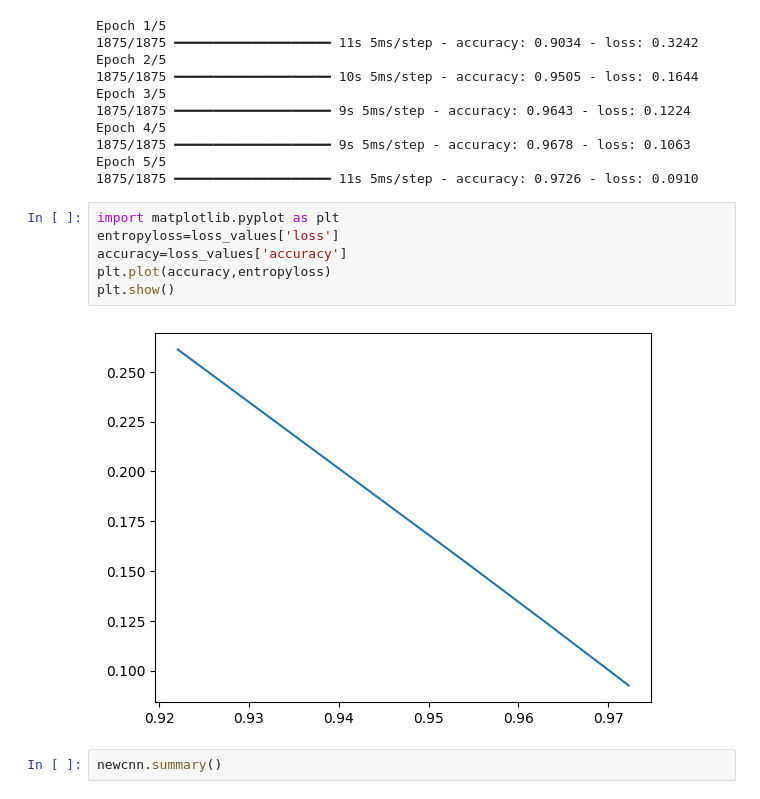
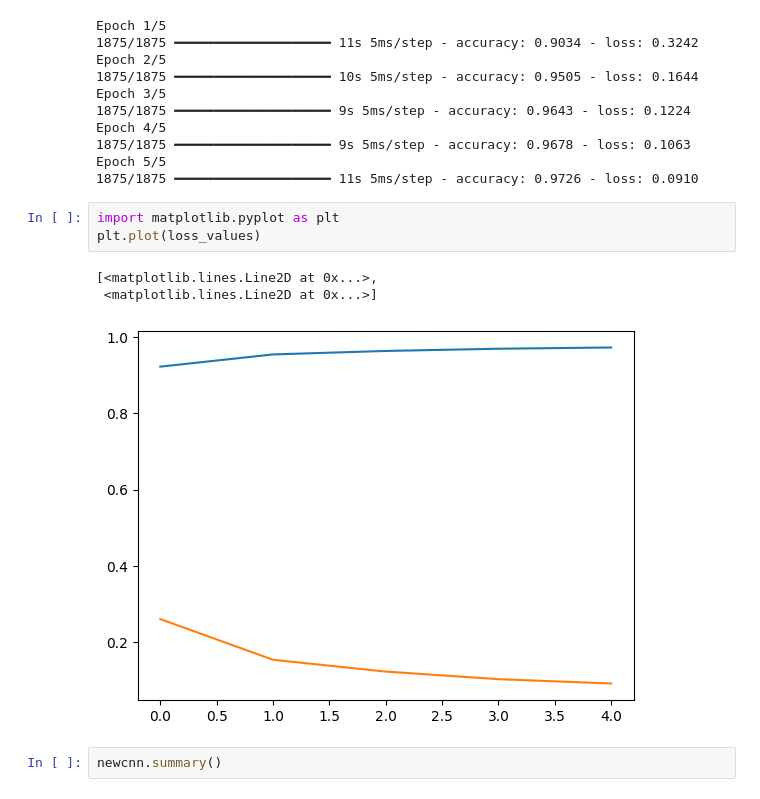
Before and after one commit to icodeforlife24/Brain_Tumor_Segmentation_BCP, a Jupyter notebook: Week_2/Python_libraries/Tensorflow_Keras/tensorflow_keras_basics.ipynb, the cells around one changed output. Drawn from its saved outputs; the diff is of its cells as text.

```diff
--- a/Week_2/Python_libraries/Tensorflow_Keras/tensorflow_keras_basics.ipynb
+++ b/Week_2/Python_libraries/Tensorflow_Keras/tensorflow_keras_basics.ipynb
@@ -339,12 +341,11 @@ Epoch 5/5
 1875/1875 ━━━━━━━━━━━━━━━━━━━━ 11s 5ms/step - accuracy: 0.9726 - loss: 0.0910
 # %%
 import matplotlib.pyplot as plt
-entropyloss=loss_values['loss']
-accuracy=loss_values['accuracy']
-plt.plot(accuracy,entropyloss)
-plt.show()
+plt.plot(loss_values)
 # %% [output]
+[<matplotlib.lines.Line2D at 0x...>,
+ <matplotlib.lines.Line2D at 0x...>]
-[figure, old version]
+[figure, new version]
 # %%
 newcnn.summary()
 # %% [output]
```
Also changed, not shown: parts of 1 cell of this notebook, 1 other file.
